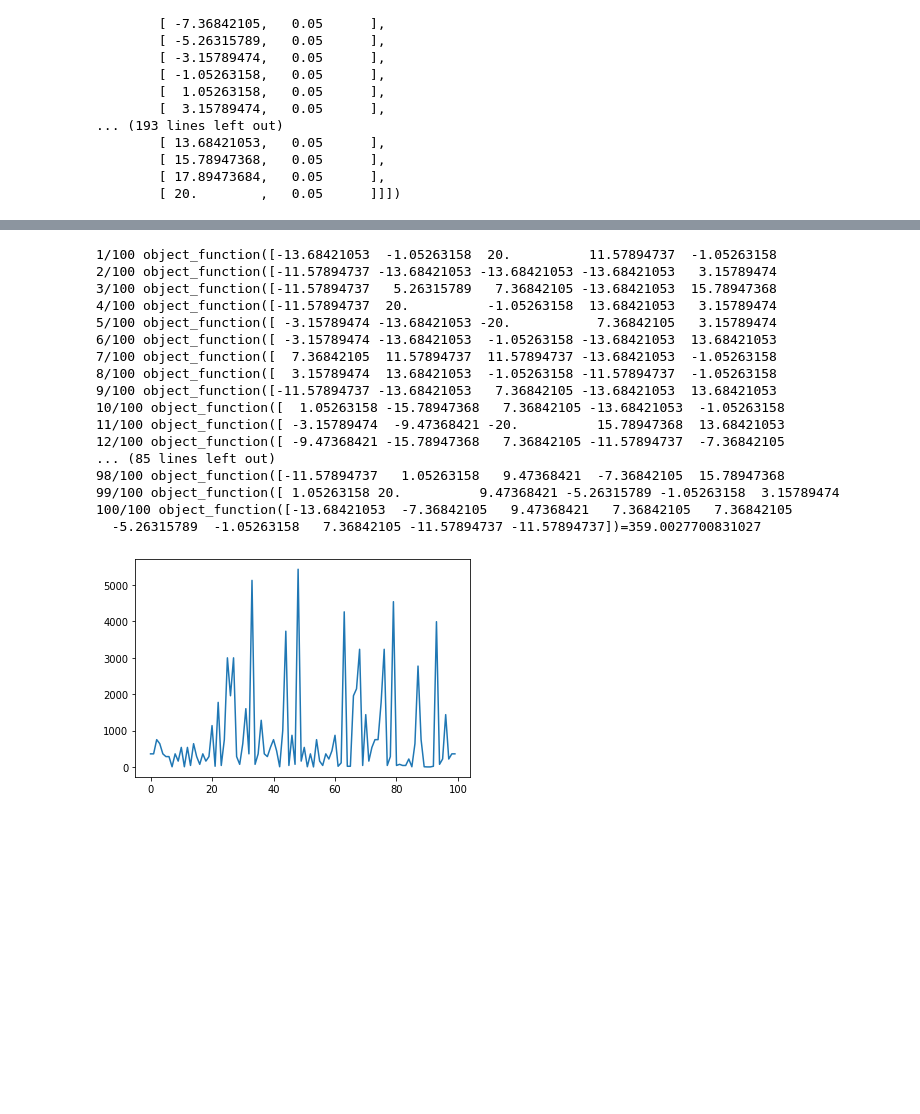
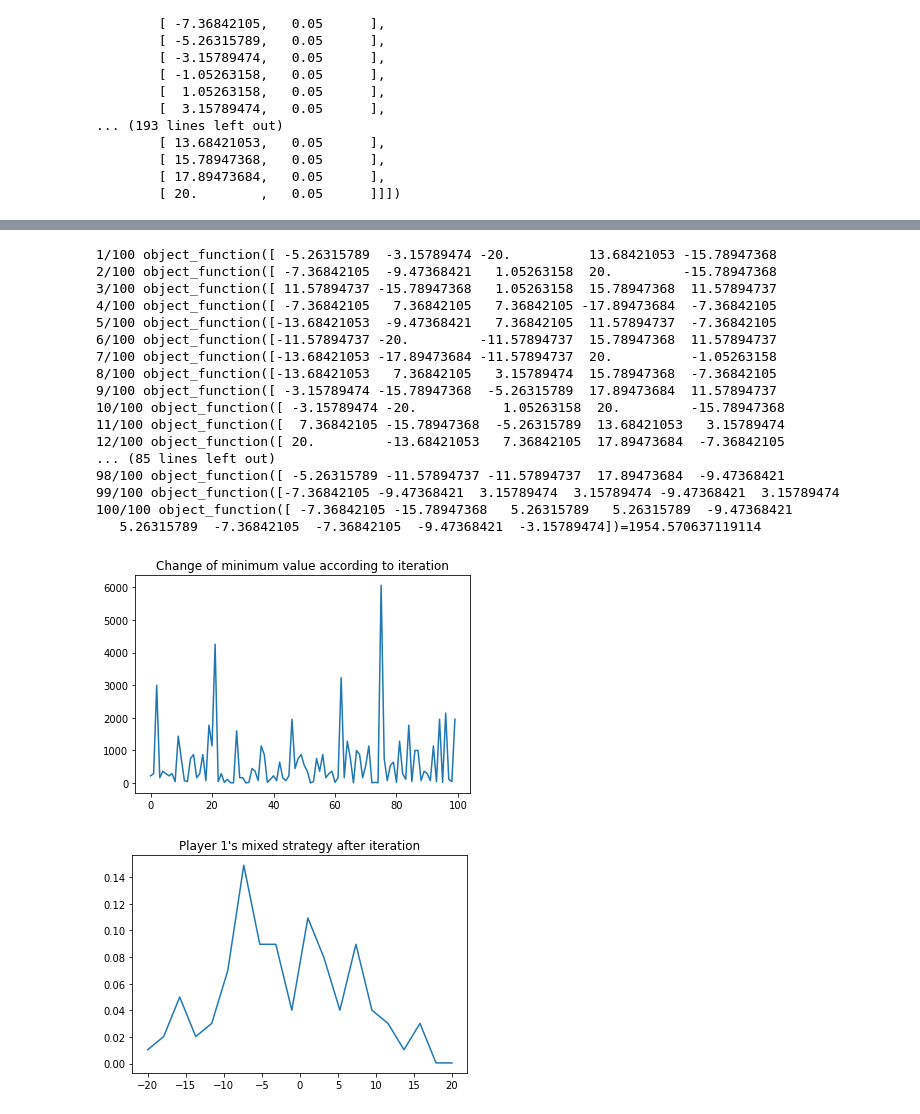
Before and after one commit to dolmani38/nash_loss, a Jupyter notebook: A_Continuos_Optimization_Algorithm_based_on_Fictitious_Play_Theory.ipynb, the cells around one changed output, grey strips where cells are left out. Drawn from its saved outputs; the diff is of its cells as text; code cells hidden in the pictures; blank space fills up the shorter version.

```diff
--- a/A_Continuos_Optimization_Algorithm_based_on_Fictitious_Play_Theory.ipynb
+++ b/A_Continuos_Optimization_Algorithm_based_on_Fictitious_Play_Theory.ipynb
@@ -263,9 +263,9 @@ def continuos_optimization_based_on_play_theory(object_function=f1,
         s = choice_strategies(strategy_matrix)
         # 목적함수의 값 산출
         mv = object_function(s)
-        print("\r{}/{} object_function({})={}               ".format(t,epoch,s,mv), end="", flush=True)
+        print("\r\r{}/{} object_function({})={}               ".format(t,epoch,s,mv), sep=" ", end="", flush=True)
         history.append(mv)
-    return s,history
+    return strategy_matrix,history
 # %%
 # 실험1
 import matplotlib.pyplot as plt
@@ -349,39 +361,45 @@ plt.show()
 # %%
 # 실험3
 # 논문에서 f3에 해당하는 함수
 def f3(player_strategies):
     y = np.sum(np.sum(player_strategies)**2)
     return y
 
-s,history = continuos_optimization_based_on_play_theory(object_function=f3,
+S,history = continuos_optimization_based_on_play_theory(object_function=f3,
                                                         player_count=player_count,
                                                         strategy_range=strategy_range,
                                                         number_of_strategies=number_of_strategies,
                                                         sample_count=sample_count,
                                                         epoch=epoch,
                                                         resolution=resolution)
 
 plt.plot(history)
+plt.title("Change of minimum value according to iteration")
 plt.show()
+
+plt.plot(S[0,:,0].reshape(S.shape[1]),S[0,:,1].reshape(S.shape[1]))
+plt.title("Player 1's mixed strategy after iteration")
+plt.show()
 # %% [output]
-1/100 object_function([-13.68421053  -1.05263158  20.          11.57894737  -1.05263158
-2/100 object_function([-11.57894737 -13.68421053 -13.68421053 -13.68421053   3.15789474
-3/100 object_function([-11.57894737   5.26315789   7.36842105 -13.68421053  15.78947368
-4/100 object_function([-11.57894737  20.          -1.05263158  13.68421053   3.15789474
-5/100 object_function([ -3.15789474 -13.68421053 -20.           7.36842105   3.15789474
-6/100 object_function([ -3.15789474 -13.68421053  -1.05263158 -13.68421053  13.68421053
-7/100 object_function([  7.36842105  11.57894737  11.57894737 -13.68421053  -1.05263158
-8/100 object_function([  3.15789474  13.68421053  -1.05263158 -11.57894737  -1.05263158
-9/100 object_function([-11.57894737 -13.68421053   7.36842105 -13.68421053  13.68421053
-10/100 object_function([  1.05263158 -15.78947368   7.36842105 -13.68421053  -1.05263158
-11/100 object_function([ -3.15789474  -9.47368421 -20.          15.78947368  13.68421053
-12/100 object_function([ -9.47368421 -15.78947368   7.36842105 -11.57894737  -7.36842105
+1/100 object_function([ -5.26315789  -3.15789474 -20.          13.68421053 -15.78947368
+2/100 object_function([ -7.36842105  -9.47368421   1.05263158  20.         -15.78947368
+3/100 object_function([ 11.57894737 -15.78947368   1.05263158  15.78947368  11.57894737
+4/100 object_function([ -7.36842105   7.36842105   7.36842105 -17.89473684  -7.36842105
+5/100 object_function([-13.68421053  -9.47368421   7.36842105  11.57894737  -7.36842105
+6/100 object_function([-11.57894737 -20.         -11.57894737  15.78947368  11.57894737
+7/100 object_function([-13.68421053 -17.89473684 -11.57894737  20.          -1.05263158
+8/100 object_function([-13.68421053   7.36842105   3.15789474  15.78947368  -7.36842105
+9/100 object_function([ -3.15789474 -15.78947368  -5.26315789  17.89473684  11.57894737
+10/100 object_function([ -3.15789474 -20.           1.05263158  20.         -15.78947368
+11/100 object_function([  7.36842105 -15.78947368  -5.26315789  13.68421053   3.15789474
+12/100 object_function([ 20.         -13.68421053   7.36842105  17.89473684  -7.36842105
 ... (85 lines left out)
-98/100 object_function([-11.57894737   1.05263158   9.47368421  -7.36842105  15.78947368
-99/100 object_function([ 1.05263158 20.          9.47368421 -5.26315789 -1.05263158  3.15789474
-100/100 object_function([-13.68421053  -7.36842105   9.47368421   7.36842105   7.36842105
-  -5.26315789  -1.05263158   7.36842105 -11.57894737 -11.57894737])=359.0027700831027
+98/100 object_function([ -5.26315789 -11.57894737 -11.57894737  17.89473684  -9.47368421
+99/100 object_function([-7.36842105 -9.47368421  3.15789474  3.15789474 -9.47368421  3.15789474
+100/100 object_function([ -7.36842105 -15.78947368   5.26315789   5.26315789  -9.47368421
+   5.26315789  -7.36842105  -7.36842105  -9.47368421  -3.15789474])=1954.570637119114
-[figure, old version]
+[figure, new version]
+[figure, added]
 # %%
 # 실험4
 # 논문에서 f4에 해당하는 함수
```
Also changed, not shown: parts of 28 cells of this notebook.
